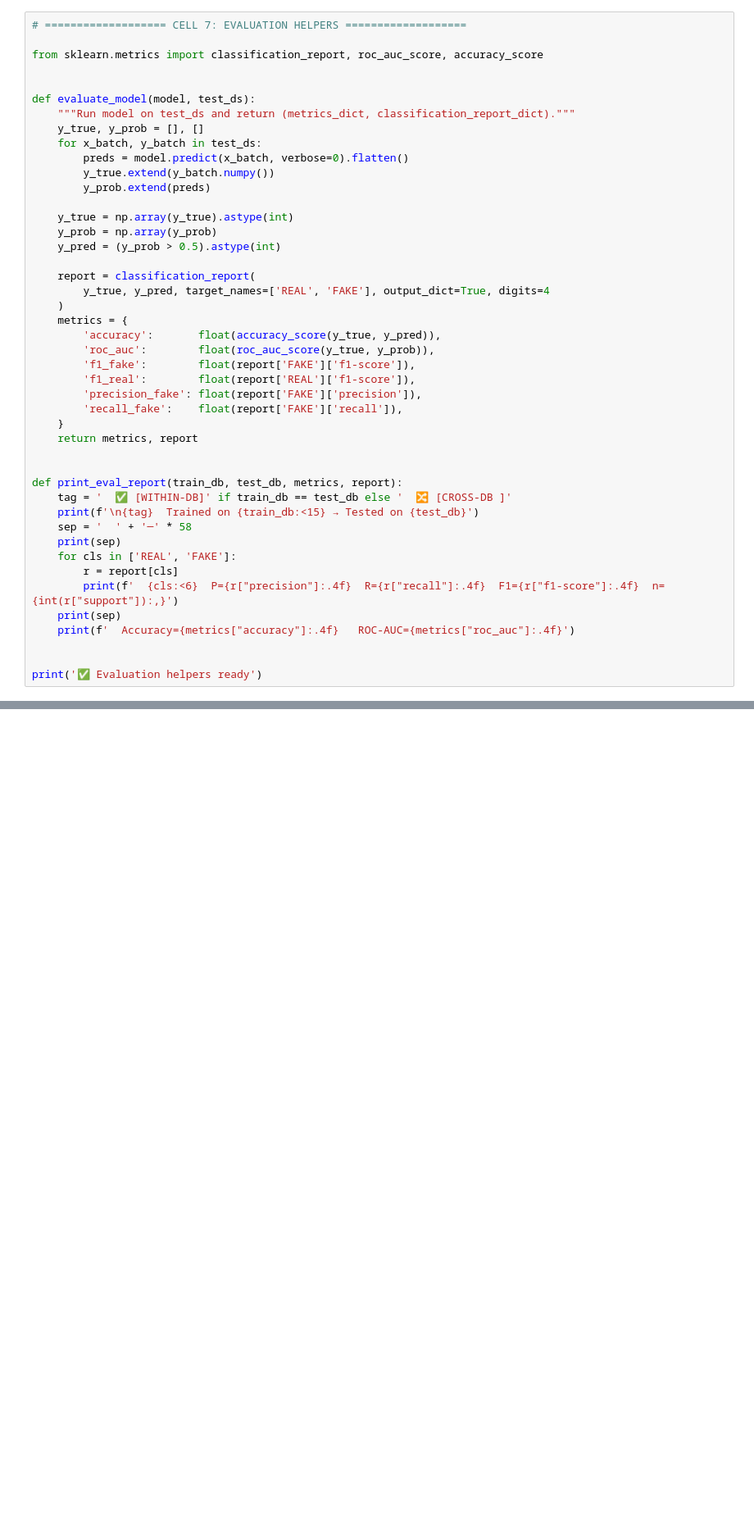
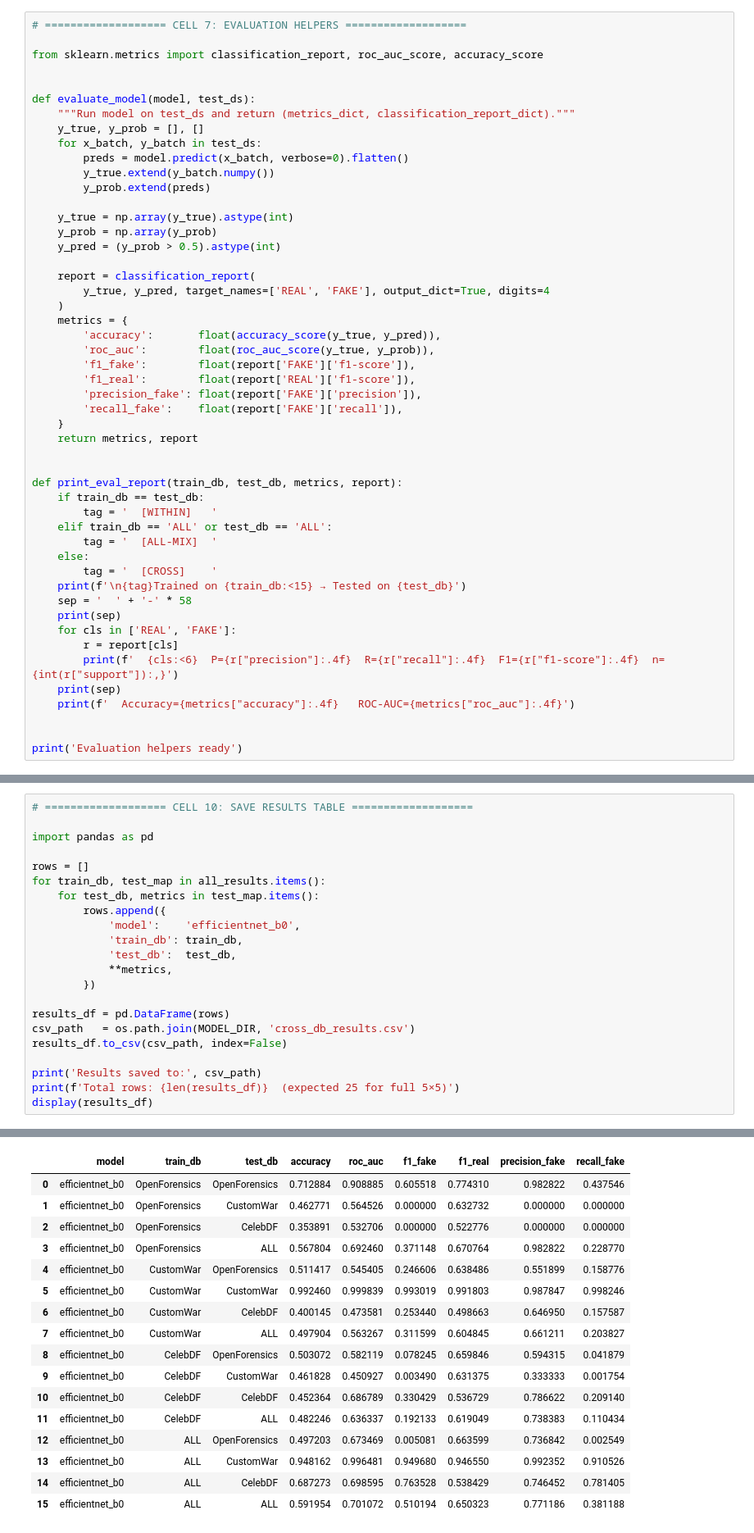
Before and after one commit to GalTayeb12/RealEyes, a Jupyter notebook: exp_efficientnet.ipynb, the cells around one changed output, grey strips where cells are left out. Shown at 82% size. Saved outputs shown, nothing was run; the diff lists cells and outputs as text; blank space fills up the shorter version.

Commit message:
Add experiment notebooks for CNN-SRM, EfficientNet, and ViT models
Co-authored-by: Cursor <cursoragent@cursor.com>

```diff
--- a/exp_efficientnet.ipynb
+++ b/exp_efficientnet.ipynb
@@ -299,9 +364,14 @@ def evaluate_model(model, test_ds):
 
 
 def print_eval_report(train_db, test_db, metrics, report):
-    tag = '  ✅ [WITHIN-DB]' if train_db == test_db else '  🔀 [CROSS-DB ]'
-    print(f'\n{tag}  Trained on {train_db:<15} → Tested on {test_db}')
-    sep = '  ' + '─' * 58
+    if train_db == test_db:
+        tag = '  [WITHIN]   '
+    elif train_db == 'ALL' or test_db == 'ALL':
+        tag = '  [ALL-MIX]  '
+    else:
+        tag = '  [CROSS]    '
+    print(f'\n{tag}Trained on {train_db:<15} → Tested on {test_db}')
+    sep = '  ' + '-' * 58
     print(sep)
     for cls in ['REAL', 'FAKE']:
         r = report[cls]
@@ -310,4 +380,4 @@ def print_eval_report(train_db, test_db, metrics, report):
     print(f'  Accuracy={metrics["accuracy"]:.4f}   ROC-AUC={metrics["roc_auc"]:.4f}')
 
 
-print('✅ Evaluation helpers ready')
+print('Evaluation helpers ready')
@@ -482,0 +671,23 @@ for metric_key, metric_label, cmap in [
+# %%
+# =================== CELL 10: SAVE RESULTS TABLE ===================
+
+import pandas as pd
+
+rows = []
+for train_db, test_map in all_results.items():
+    for test_db, metrics in test_map.items():
+        rows.append({
+            'model':    'efficientnet_b0',
+            'train_db': train_db,
+            'test_db':  test_db,
+            **metrics,
+        })
+
+results_df = pd.DataFrame(rows)
+csv_path   = os.path.join(MODEL_DIR, 'cross_db_results.csv')
+results_df.to_csv(csv_path, index=False)
+
+print('Results saved to:', csv_path)
+print(f'Total rows: {len(results_df)}  (expected 25 for full 5×5)')
+display(results_df)
+# %% [output]
@@ -483 +696,18 @@ for metric_key, metric_label, cmap in [
+|  | model | train_db | test_db | accuracy | roc_auc | f1_fake | f1_real | precision_fake | recall_fake |
+| 0 | efficientnet_b0 | OpenForensics | OpenForensics | 0.712884 | 0.908885 | 0.605518 | 0.774310 | 0.982822 | 0.437546 |
+| 1 | efficientnet_b0 | OpenForensics | CustomWar | 0.462771 | 0.564526 | 0.000000 | 0.632732 | 0.000000 | 0.000000 |
+| 2 | efficientnet_b0 | OpenForensics | CelebDF | 0.353891 | 0.532706 | 0.000000 | 0.522776 | 0.000000 | 0.000000 |
+| 3 | efficientnet_b0 | OpenForensics | ALL | 0.567804 | 0.692460 | 0.371148 | 0.670764 | 0.982822 | 0.228770 |
+| 4 | efficientnet_b0 | CustomWar | OpenForensics | 0.511417 | 0.545405 | 0.246606 | 0.638486 | 0.551899 | 0.158776 |
+| 5 | efficientnet_b0 | CustomWar | CustomWar | 0.992460 | 0.999839 | 0.993019 | 0.991803 | 0.987847 | 0.998246 |
+| 6 | efficientnet_b0 | CustomWar | CelebDF | 0.400145 | 0.473581 | 0.253440 | 0.498663 | 0.646950 | 0.157587 |
+| 7 | efficientnet_b0 | CustomWar | ALL | 0.497904 | 0.563267 | 0.311599 | 0.604845 | 0.661211 | 0.203827 |
+| 8 | efficientnet_b0 | CelebDF | OpenForensics | 0.503072 | 0.582119 | 0.078245 | 0.659846 | 0.594315 | 0.041879 |
+| 9 | efficientnet_b0 | CelebDF | CustomWar | 0.461828 | 0.450927 | 0.003490 | 0.631375 | 0.333333 | 0.001754 |
+| 10 | efficientnet_b0 | CelebDF | CelebDF | 0.452364 | 0.686789 | 0.330429 | 0.536729 | 0.786622 | 0.209140 |
+| 11 | efficientnet_b0 | CelebDF | ALL | 0.482246 | 0.636337 | 0.192133 | 0.619049 | 0.738383 | 0.110434 |
+| 12 | efficientnet_b0 | ALL | OpenForensics | 0.497203 | 0.673469 | 0.005081 | 0.663599 | 0.736842 | 0.002549 |
+| 13 | efficientnet_b0 | ALL | CustomWar | 0.948162 | 0.996481 | 0.949680 | 0.946550 | 0.992352 | 0.910526 |
+| 14 | efficientnet_b0 | ALL | CelebDF | 0.687273 | 0.698595 | 0.763528 | 0.538429 | 0.746452 | 0.781405 |
+| 15 | efficientnet_b0 | ALL | ALL | 0.591954 | 0.701072 | 0.510194 | 0.650323 | 0.771186 | 0.381188 |
 # %%
```
Also changed, not shown: parts of 13 cells of this notebook, 2 other files.
